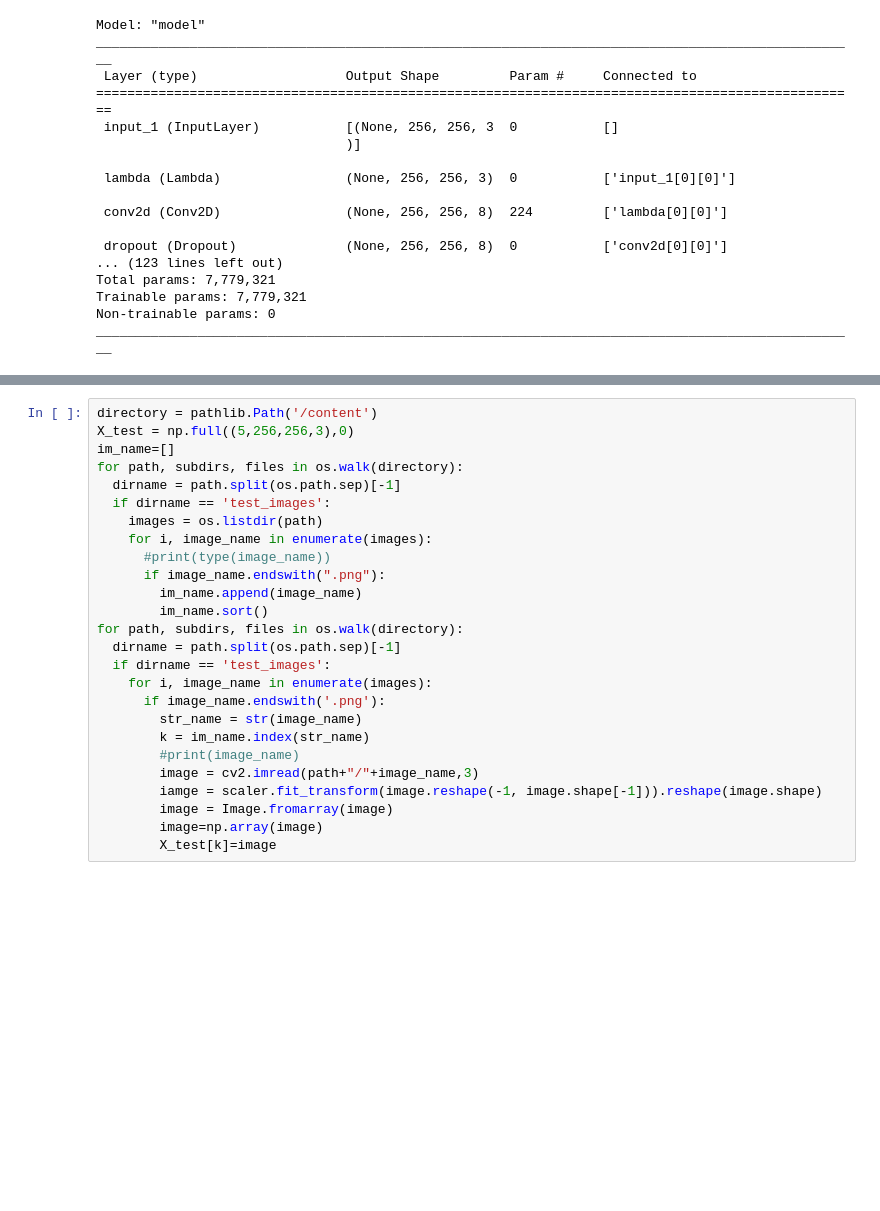
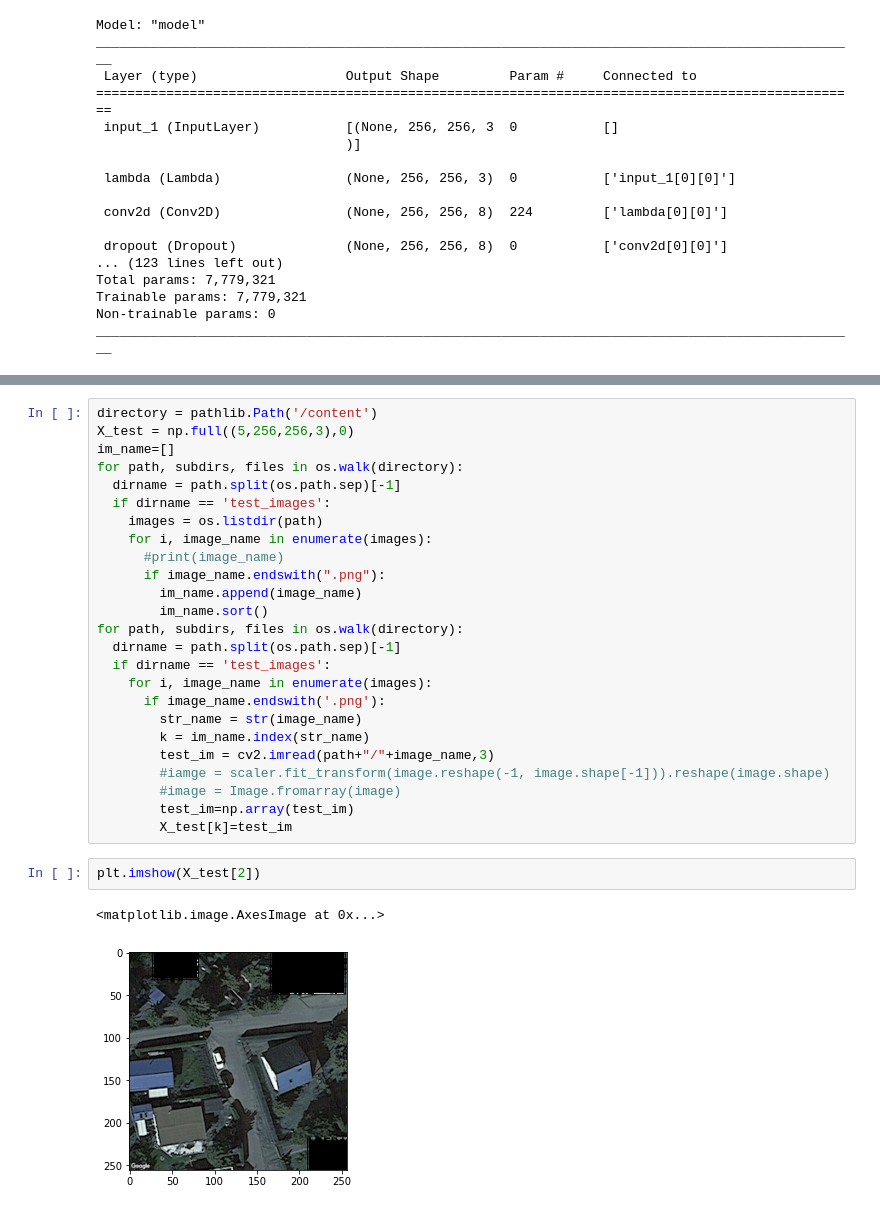
Before and after one commit to fereshteh-bahadory/Segmentation-for-rooftop-images, a Jupyter notebook: final_code.ipynb, the cells around one changed output, grey strips where cells are left out. Drawn from its saved outputs; the diff is of its cells as text; blank space fills up the shorter version.

```diff
--- a/final_code.ipynb
+++ b/final_code.ipynb
@@ -296,7 +295,7 @@ for path, subdirs, files in os.walk(directory):
   if dirname == 'test_images':
     images = os.listdir(path)
     for i, image_name in enumerate(images):
-      #print(type(image_name))
+      #print(image_name)
       if image_name.endswith(".png"):
         im_name.append(image_name)
         im_name.sort()
@@ -307,12 +306,16 @@ for path, subdirs, files in os.walk(directory):
       if image_name.endswith('.png'):
         str_name = str(image_name)
         k = im_name.index(str_name)
-        #print(image_name)
-        image = cv2.imread(path+"/"+image_name,3)
-        iamge = scaler.fit_transform(image.reshape(-1, image.shape[-1])).reshape(image.shape)
-        image = Image.fromarray(image)
-        image=np.array(image)
-        X_test[k]=image
+        test_im = cv2.imread(path+"/"+image_name,3)
+        #iamge = scaler.fit_transform(image.reshape(-1, image.shape[-1])).reshape(image.shape)
+        #image = Image.fromarray(image)
+        test_im=np.array(test_im)
+        X_test[k]=test_im
+# %%
+plt.imshow(X_test[2])
+# %% [output]
+<matplotlib.image.AxesImage at 0x...>
+[figure, added]
 # %%
 preds_test = model.predict(X_test, verbose=1)
 preds_test_t = (preds_test > 0.4).astype(np.uint8)
```
Also changed, not shown: parts of 11 cells of this notebook.
